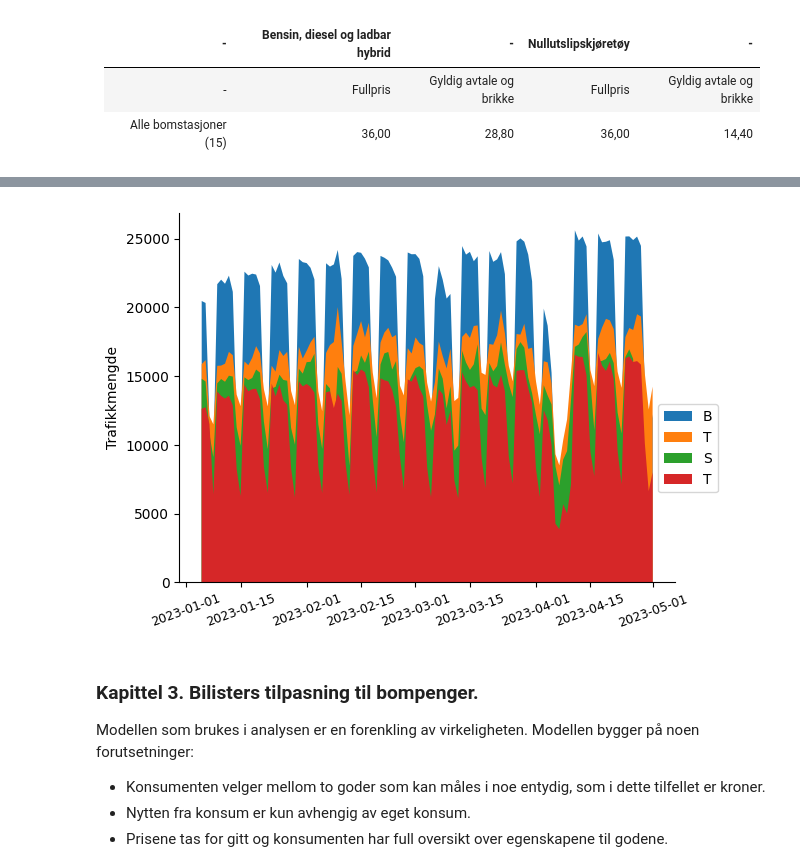
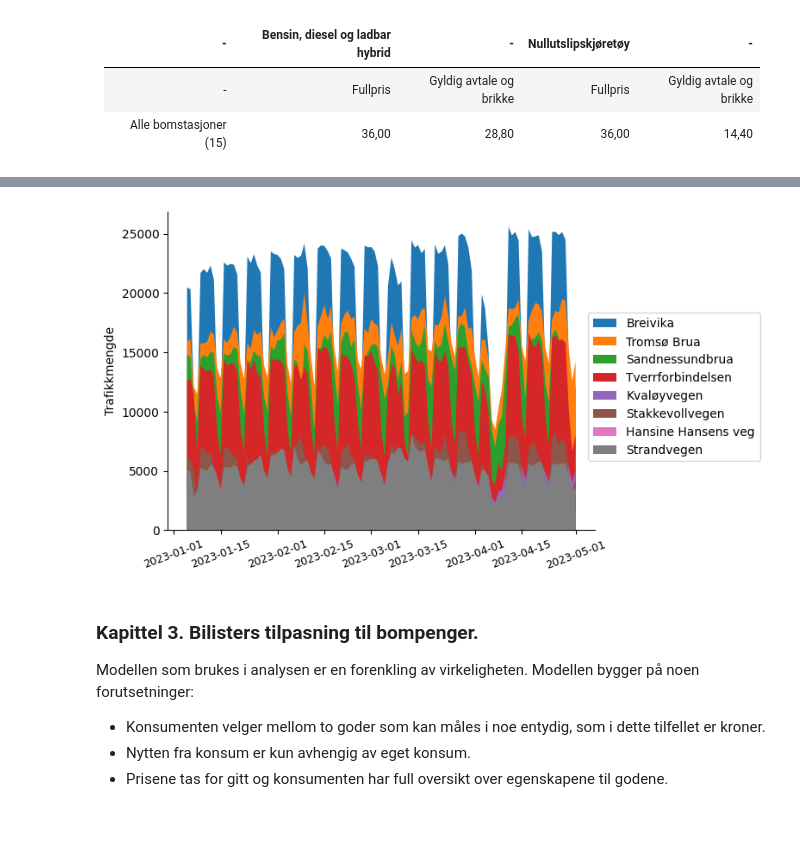
Before and after one commit to loopdiggaz/SOK-1006, a Jupyter notebook: Mappe2/mappeoppgave2_61.ipynb, the cells around one changed output, grey strips where cells are left out. Cells and saved outputs as stored; diff of their text form; code cells hidden in the pictures; blank space fills up the shorter version.

```diff
--- a/Mappe2/mappeoppgave2_61.ipynb
+++ b/Mappe2/mappeoppgave2_61.ipynb
@@ -56,16 +71,20 @@ Trafikkmengde_etter_bompenger['Dato']= pd.to_datetime(Trafikkmengde_etter_bompen
 # %%
 fig, ax = plt.subplots()
 ax.spines['top'].set_color('none')
 ax.spines['right'].set_color('none')
 ax.set_ylabel('Trafikkmengde')
-ax.stackplot(Trafikkmengde_etter_bompenger['Dato'],Trafikkmengde_etter_bompenger['BREIVIKA'] ,labels  = 'Breivika')
-ax.stackplot(Trafikkmengde_etter_bompenger['Dato'],Trafikkmengde_etter_bompenger['TROMSØBRUA'] , labels = 'Tromsø Brua')
-ax.stackplot(Trafikkmengde_etter_bompenger['Dato'],Trafikkmengde_etter_bompenger['Sandnessundbrua'] , labels = 'Sandnessundbrua')
-ax.stackplot(Trafikkmengde_etter_bompenger['Dato'],Trafikkmengde_etter_bompenger['Fartstavle Tverrforbindelsen'] , labels = 'Tverrforbindelsen')
-ax.legend(bbox_to_anchor=(1.1,.5))
+ax.stackplot(Trafikkmengde_etter_bompenger['Dato'],Trafikkmengde_etter_bompenger['BREIVIKA'] ,labels = ['Breivika'])
+ax.stackplot(Trafikkmengde_etter_bompenger['Dato'],Trafikkmengde_etter_bompenger['TROMSØBRUA'] , labels = ['Tromsø Brua'])
+ax.stackplot(Trafikkmengde_etter_bompenger['Dato'],Trafikkmengde_etter_bompenger['Sandnessundbrua'] , labels = ['Sandnessundbrua'])
+ax.stackplot(Trafikkmengde_etter_bompenger['Dato'],Trafikkmengde_etter_bompenger['Fartstavle Tverrforbindelsen'] , labels = ['Tverrforbindelsen'])
+ax.stackplot(Trafikkmengde_etter_bompenger['Dato'],Trafikkmengde_etter_bompenger['Kvaløyvegen'] , labels = ['Kvaløyvegen'])
+ax.stackplot(Trafikkmengde_etter_bompenger['Dato'],Trafikkmengde_etter_bompenger['Stakkevollvegen'] , labels = ['Stakkevollvegen'])
+ax.stackplot(Trafikkmengde_etter_bompenger['Dato'],Trafikkmengde_etter_bompenger['Hansine Hansens veg'] , labels = ['Hansine Hansens veg'])
+ax.stackplot(Trafikkmengde_etter_bompenger['Dato'],Trafikkmengde_etter_bompenger['Strandvegen'] , labels = ['Strandvegen'])
+ax.legend(bbox_to_anchor=(1.4,.7))
 ax.xaxis.set_tick_params(labelsize=9, rotation = 20)
 # %% [output]
-[figure, old version]
+[figure, new version]
 # %% [markdown]
 ### Kapittel 3. Bilisters tilpasning til bompenger.
 
```
Also changed, not shown: parts of 1 cell of this notebook.
